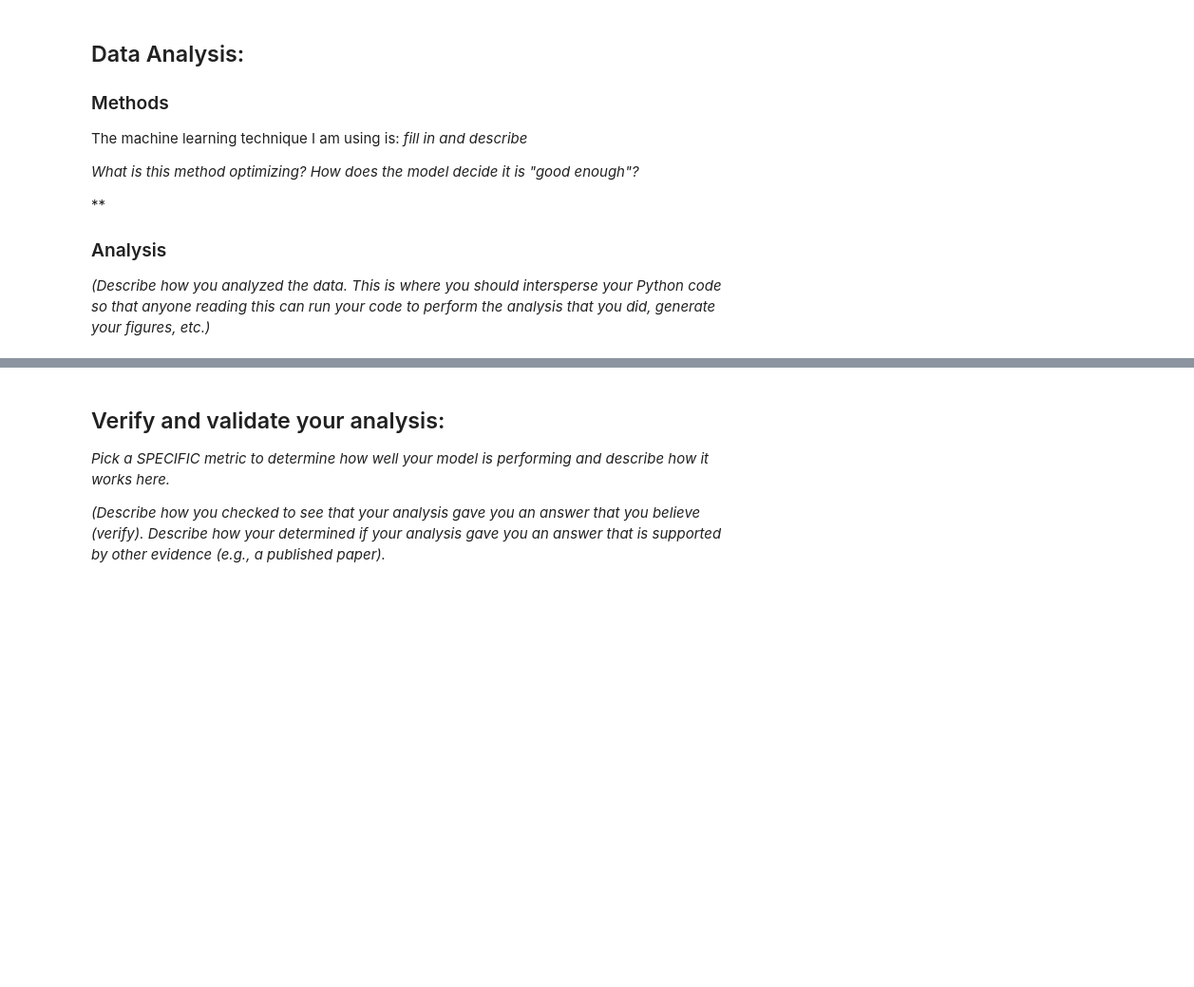
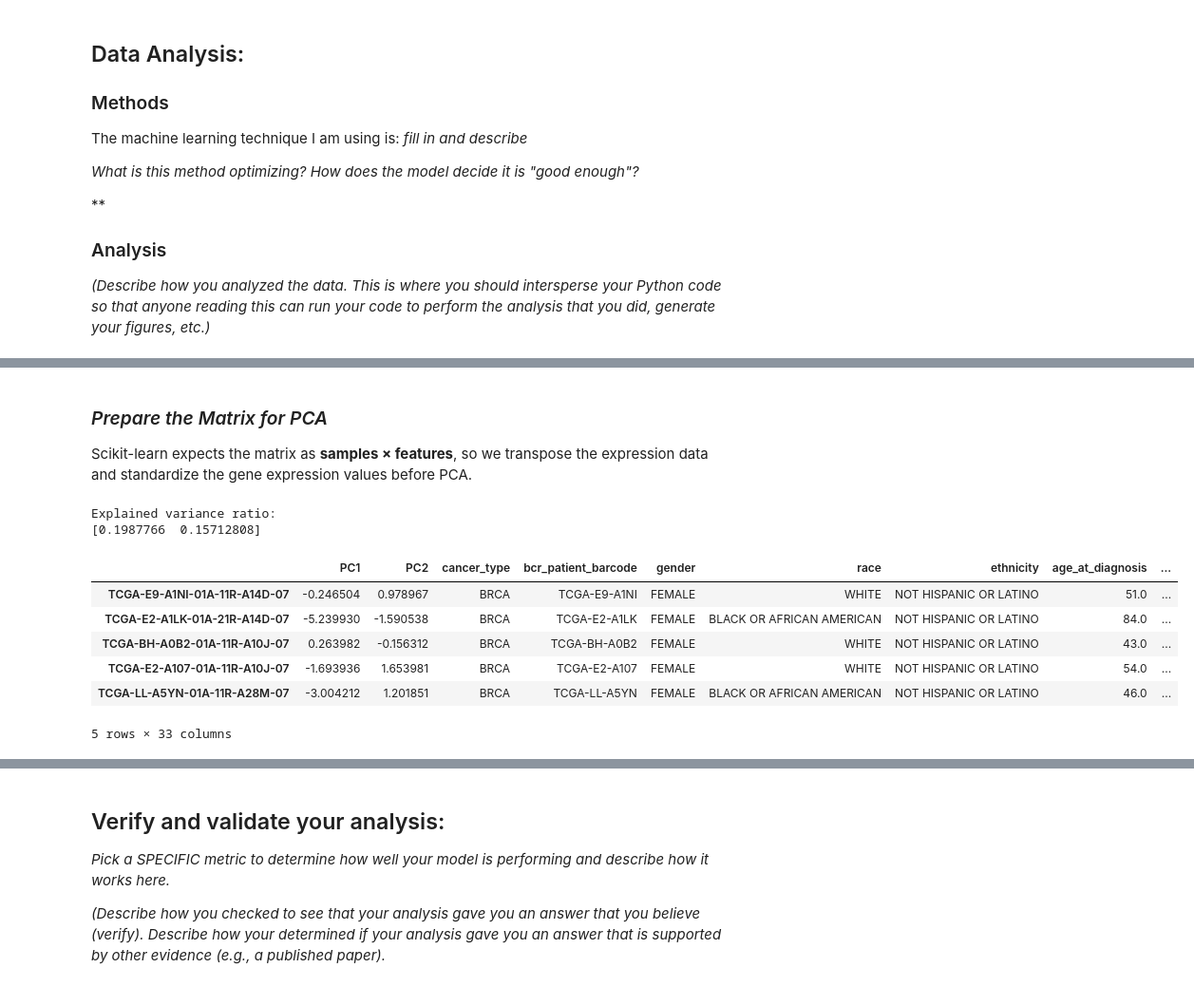
Before and after one commit to breckleytheresa13-debug/Module-4-Cancer_breckley_chen, a Jupyter notebook: code/Module 4 Template.ipynb, the cells around one changed output, grey strips where cells are left out. Shown at 95% size. Cells and saved outputs as stored; diff of their text form; code cells hidden in the pictures; blank space fills up the shorter version.

```diff
--- a/code/Module 4 Template.ipynb
+++ b/code/Module 4 Template.ipynb
@@ -78,0 +97,17 @@ These genes were chosen because they play key roles in regulating programmed cel
+# %%
+# Load metadata and expression data
+
+data = pd.read_csv(
+    r'C:\Users\15712\OneDrive - University of Virginia\School\OneDrive - University of Virginia\Comp Mod 4\Module-4-Cancer_breckley_chen\data\TRAINING_SET_GSE62944_subsample_log2TPM.csv',
+    index_col=0
+)
+
+metadata_df = pd.read_csv(
+    r'C:\Users\15712\OneDrive - University of Virginia\School\OneDrive - University of Virginia\Comp Mod 4\Module-4-Cancer_breckley_chen\data\TRAINING_SET_GSE62944_metadata.csv',
+    index_col=0
+)
+
+print("Expression data shape (genes x samples):", data.shape)
+print("Metadata shape (samples x features):", metadata_df.shape)
+print("\nMetadata columns:")
+print(metadata_df.columns.tolist())
@@ -90,0 +243,36 @@ The machine learning technique I am using is: *fill in and describe*
+# %% [markdown]
+### *Prepare the Matrix for PCA*
+
+Scikit-learn expects the matrix as **samples × features**, so we transpose the expression data and standardize the gene expression values before PCA.
+# %%
+# Transpose so rows = samples and columns = genes
+X = brca_data.T
+
+# Standardize the expression values
+scaler = StandardScaler()
+X_scaled = scaler.fit_transform(X)
+
+# PCA
+pca = PCA(n_components=2, random_state=42)
+X_pca = pca.fit_transform(X_scaled)
+
+pca_df = pd.DataFrame(X_pca, columns=["PC1", "PC2"], index=X.index)
+pca_df = pca_df.join(brca_metadata)
+
+# Add one key gene for coloring
+if "BCL2" in X.columns:
+    pca_df["BCL2_expression"] = X["BCL2"]
+
+print("Explained variance ratio:")
+print(pca.explained_variance_ratio_)
+pca_df.head()
+# %% [output]
+Explained variance ratio:
+[0.1987766  0.15712808]
+|  | PC1 | PC2 | cancer_type | bcr_patient_barcode | gender | race | ethnicity | age_at_diagnosis | ... |
+| TCGA-E9-A1NI-01A-11R-A14D-07 | -0.246504 | 0.978967 | BRCA | TCGA-E9-A1NI | FEMALE | WHITE | NOT HISPANIC OR LATINO | 51.0 | ... |
+| TCGA-E2-A1LK-01A-21R-A14D-07 | -5.239930 | -1.590538 | BRCA | TCGA-E2-A1LK | FEMALE | BLACK OR AFRICAN AMERICAN | NOT HISPANIC OR LATINO | 84.0 | ... |
+| TCGA-BH-A0B2-01A-11R-A10J-07 | 0.263982 | -0.156312 | BRCA | TCGA-BH-A0B2 | FEMALE | WHITE | NOT HISPANIC OR LATINO | 43.0 | ... |
+| TCGA-E2-A107-01A-11R-A10J-07 | -1.693936 | 1.653981 | BRCA | TCGA-E2-A107 | FEMALE | WHITE | NOT HISPANIC OR LATINO | 54.0 | ... |
+| TCGA-LL-A5YN-01A-11R-A28M-07 | -3.004212 | 1.201851 | BRCA | TCGA-LL-A5YN | FEMALE | BLACK OR AFRICAN AMERICAN | NOT HISPANIC OR LATINO | 46.0 | ... |
+5 rows × 33 columns
```
Also changed, not shown: parts of 13 cells of this notebook.
